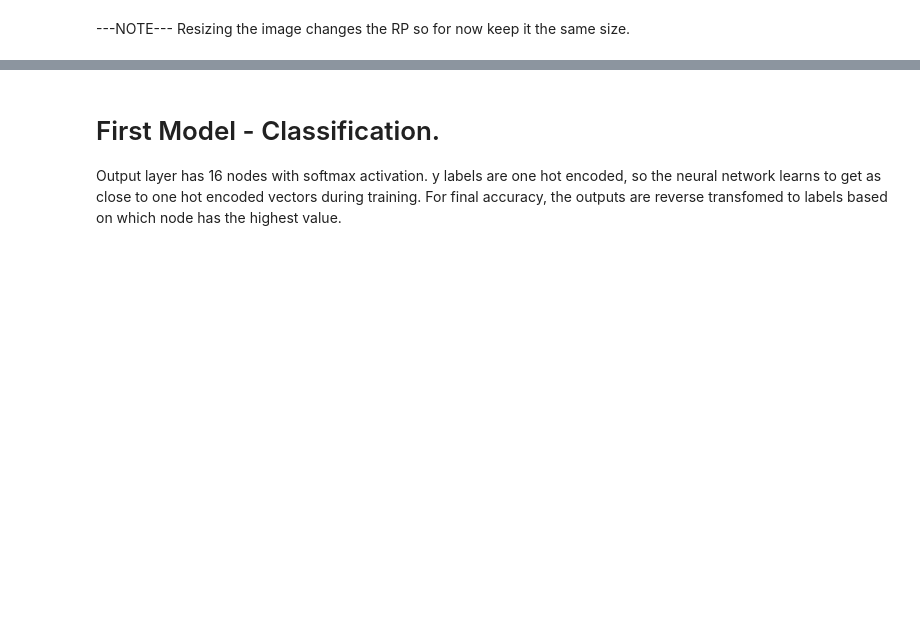
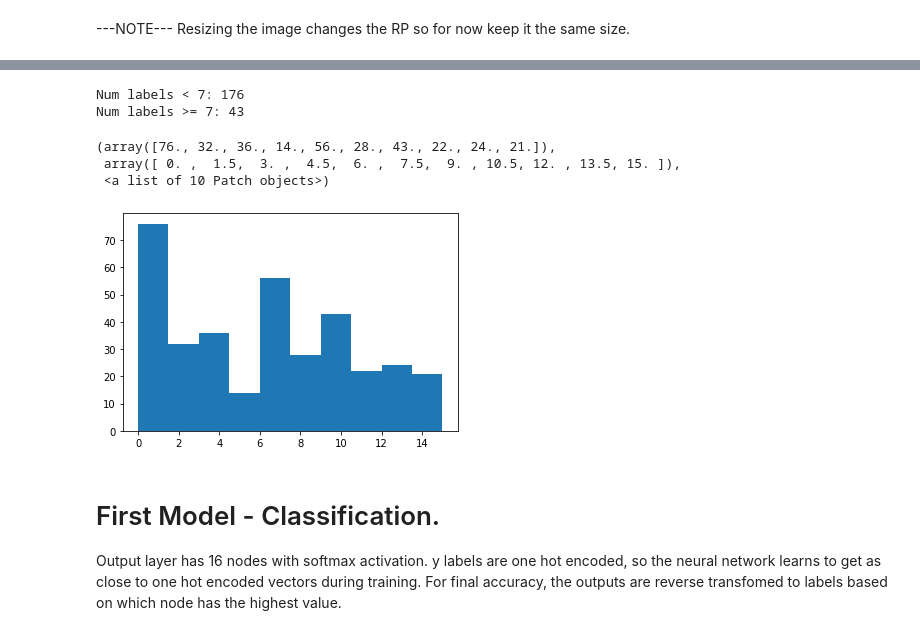
Before and after one commit to julialromero/Collaborative-Problem-Solving, a Jupyter notebook: learning_pipeline.ipynb, the cells around one changed output, grey strips where cells are left out. Cells and saved outputs as stored; diff of their text form; code cells hidden in the pictures; blank space fills up the shorter version.

```diff
--- a/learning_pipeline.ipynb
+++ b/learning_pipeline.ipynb
@@ -104,0 +159,24 @@ base_model = tf.keras.applications.InceptionV3(
+# %%
+df = pd.DataFrame(y_train).reset_index().rename(columns={0:'label'})
+df_under = df.loc[df.label >= 7]
+df_over = df.loc[df.label < 7]
+print(f"Num labels < 7: {df_over.shape[0]}")
+print(f"Num labels >= 7: {df_under.shape[0]}")
+# %% [output]
+Num labels < 7: 176
+Num labels >= 7: 43
+# %%
+from sklearn.utils import resample
+num_to_generate = df_over.shape[0] - df_under.shape[0]
+indices_resampled = resample(df_under, n_samples=num_to_generate, random_state=42)
+# %%
+X_train_resampled = np.concatenate([X_train, X_train[indices_resampled['index']]])
+
+y_train_resampled = np.concatenate([y_train, indices_resampled['label']])
+# %%
+plt.hist(y_train_resampled)
+# %% [output]
+(array([76., 32., 36., 14., 56., 28., 43., 22., 24., 21.]),
+ array([ 0. ,  1.5,  3. ,  4.5,  6. ,  7.5,  9. , 10.5, 12. , 13.5, 15. ]),
+ <a list of 10 Patch objects>)
+[figure, added]
```
Also changed, not shown: parts of 36 cells of this notebook.
